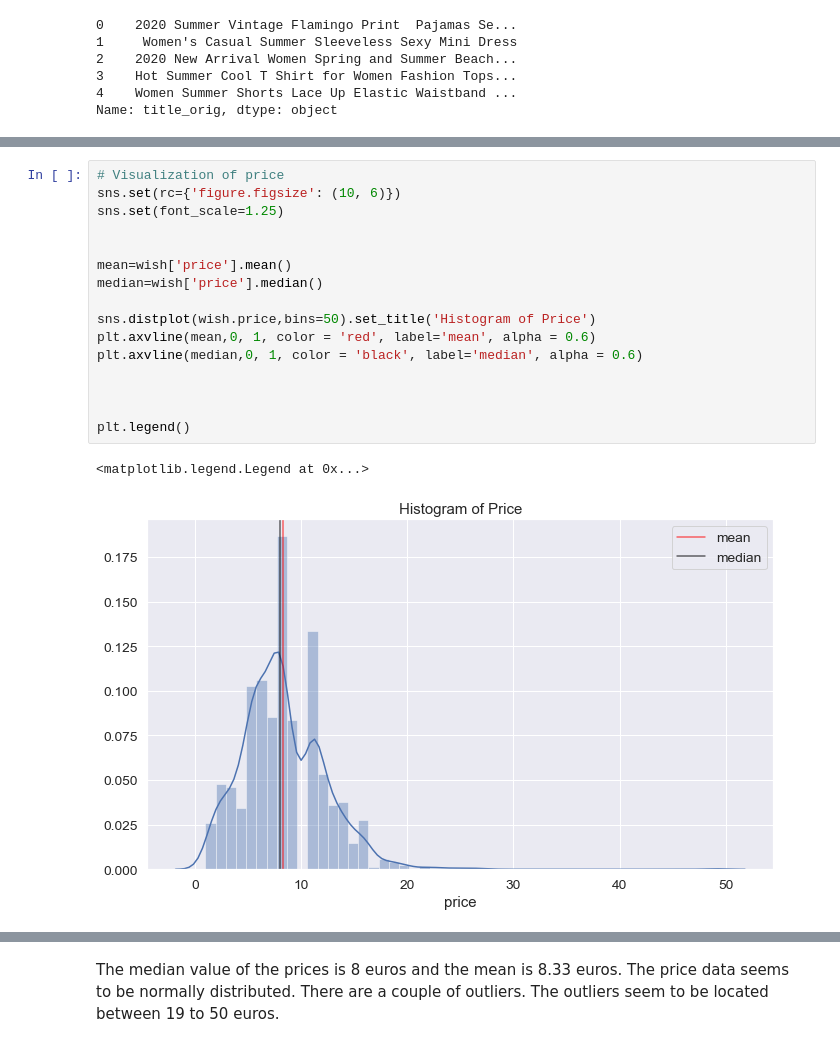
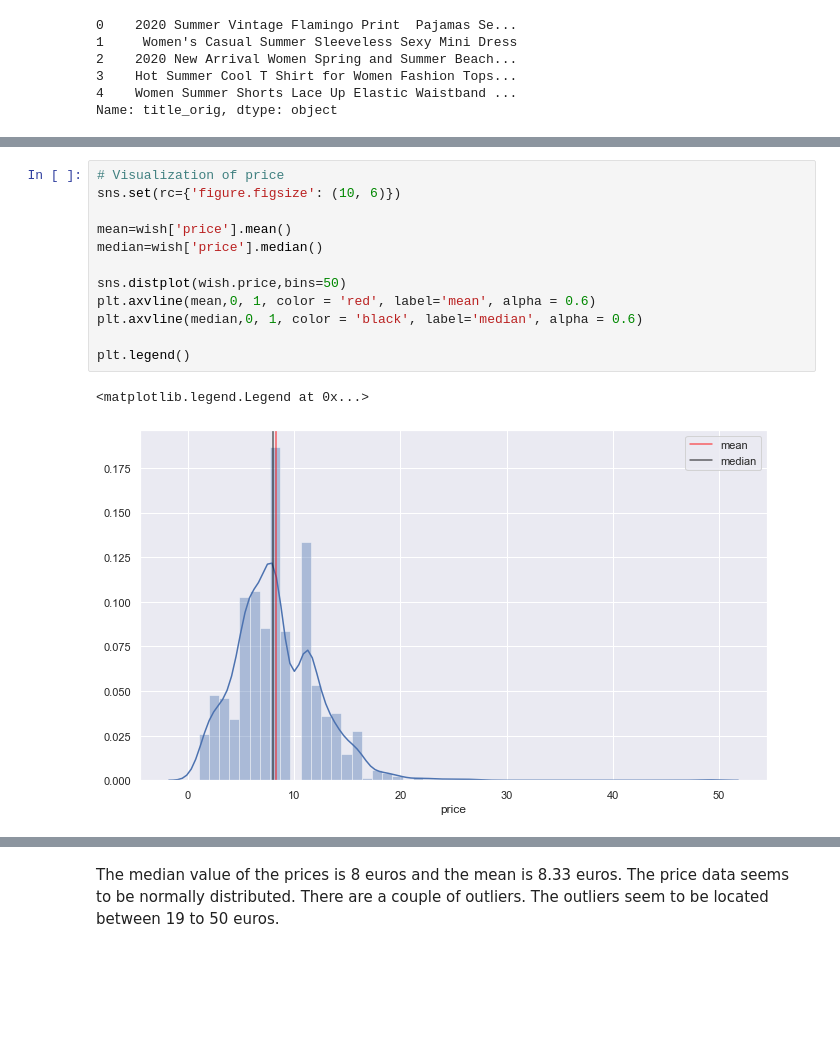
Before and after one commit to criosch1/Capstone_Final_Wish, a Jupyter notebook: Final Capstone Wish.ipynb, the cells around one changed output, grey strips where cells are left out. Saved outputs shown, nothing was run; the diff lists cells and outputs as text; blank space fills up the shorter version.

```diff
--- a/Final Capstone Wish.ipynb
+++ b/Final Capstone Wish.ipynb
@@ -310,22 +282,18 @@ Name: price, dtype: float64
 # %%
 # Visualization of price
 sns.set(rc={'figure.figsize': (10, 6)})
-sns.set(font_scale=1.25)
-
 
 mean=wish['price'].mean()
 median=wish['price'].median()
 
-sns.distplot(wish.price,bins=50).set_title('Histogram of Price')
+sns.distplot(wish.price,bins=50)
 plt.axvline(mean,0, 1, color = 'red', label='mean', alpha = 0.6)
 plt.axvline(median,0, 1, color = 'black', label='median', alpha = 0.6)
 
-
-
 plt.legend()
 # %% [output]
 <matplotlib.legend.Legend at 0x...>
-[figure, old version]
+[figure, new version]
 # %%
 sns.set_context('poster')
 
```
Also changed, not shown: parts of 188 cells of this notebook.
